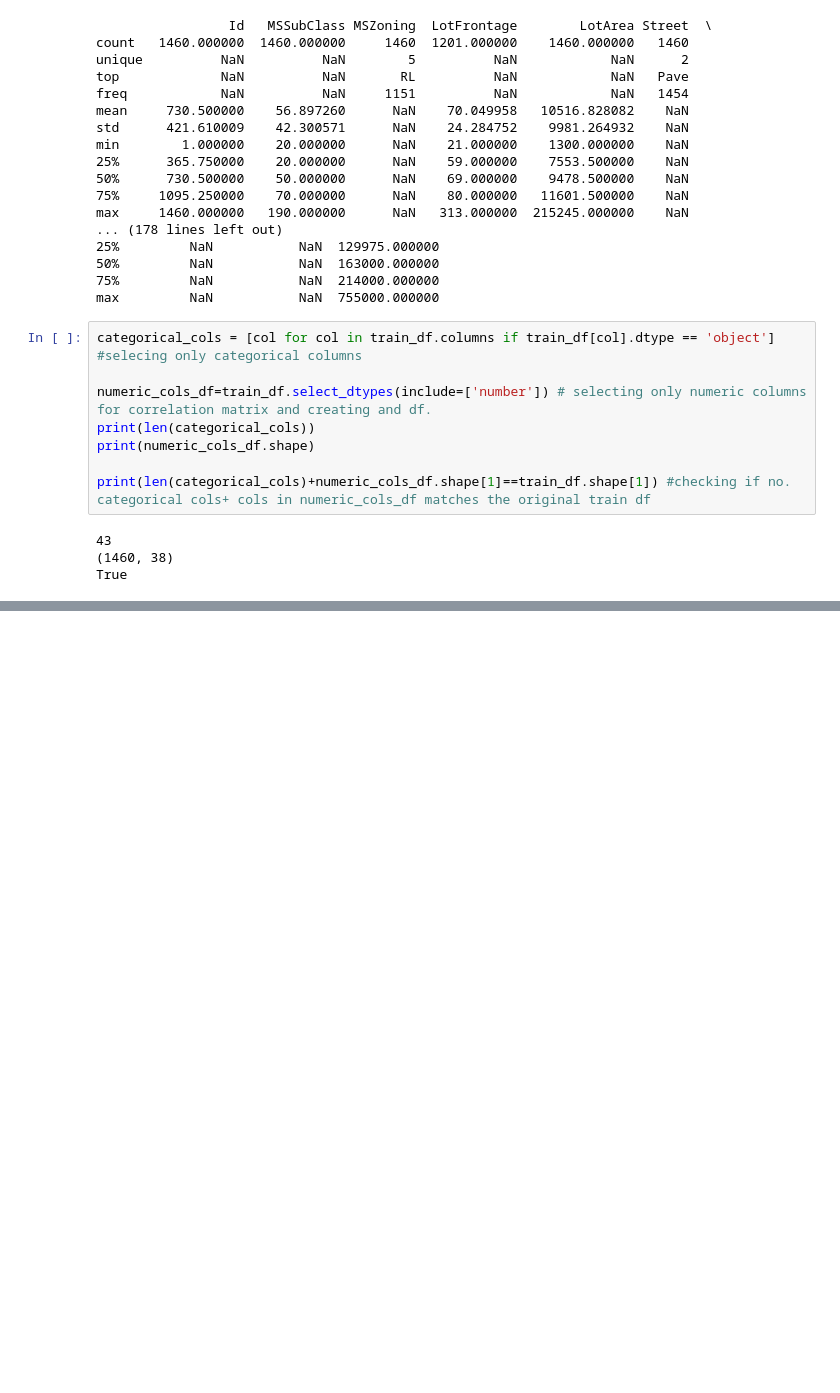
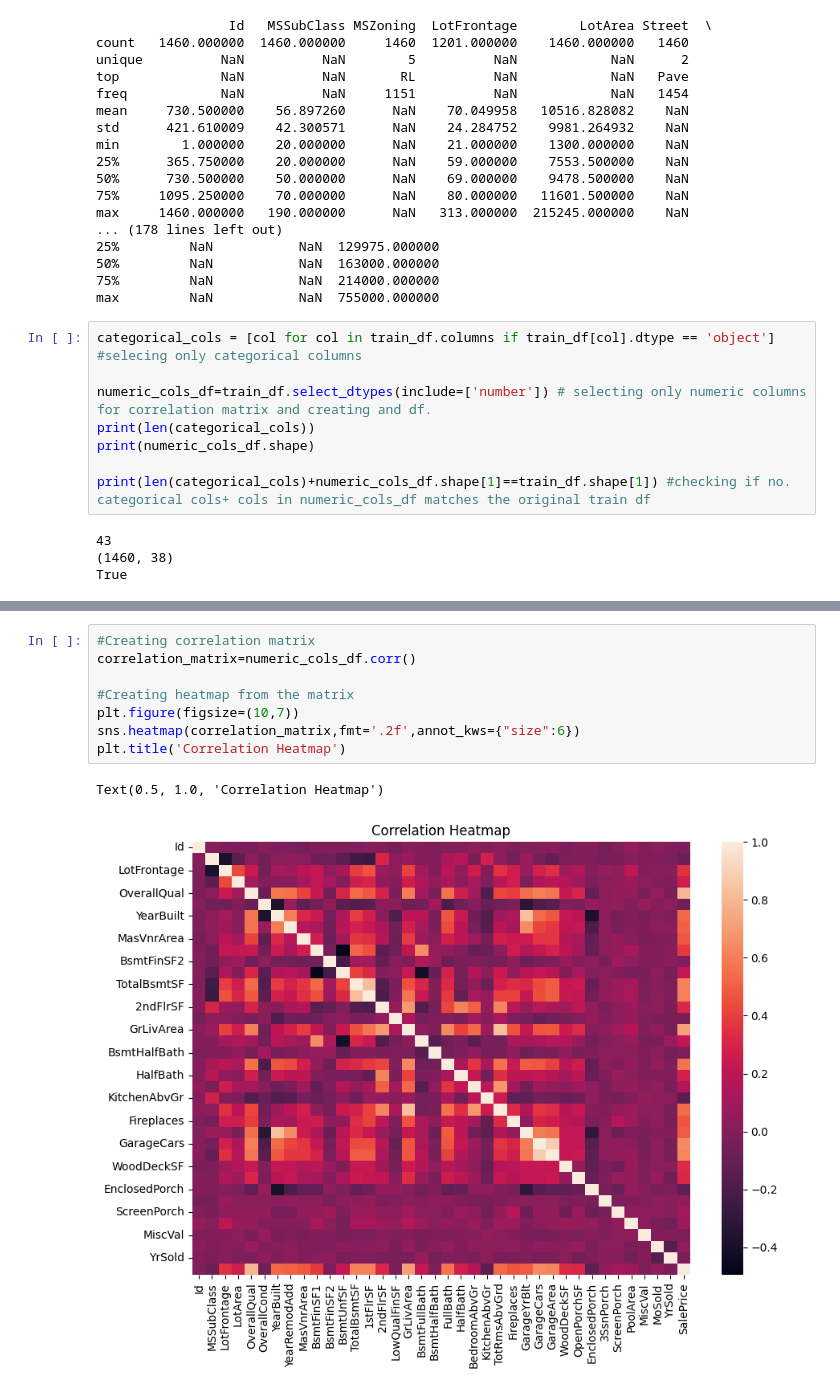
Before and after one commit to Anurag163/Kaggle--House-Prediction, a Jupyter notebook: House prediction Script.ipynb, the cells around one changed output, grey strips where cells are left out. Cells and saved outputs as stored; diff of their text form; blank space fills up the shorter version.

Commit message:
Correlation matridx-Previous update was't corect

```diff
--- a/House prediction Script.ipynb
+++ b/House prediction Script.ipynb
@@ -61,0 +81,11 @@ True
+# %%
+#Creating correlation matrix
+correlation_matrix=numeric_cols_df.corr()
+
+#Creating heatmap from the matrix
+plt.figure(figsize=(10,7))
+sns.heatmap(correlation_matrix,fmt='.2f',annot_kws={"size":6})
+plt.title('Correlation Heatmap')
+# %% [output]
+Text(0.5, 1.0, 'Correlation Heatmap')
+[figure, added]
```
Also changed, not shown: parts of 4 cells of this notebook.
